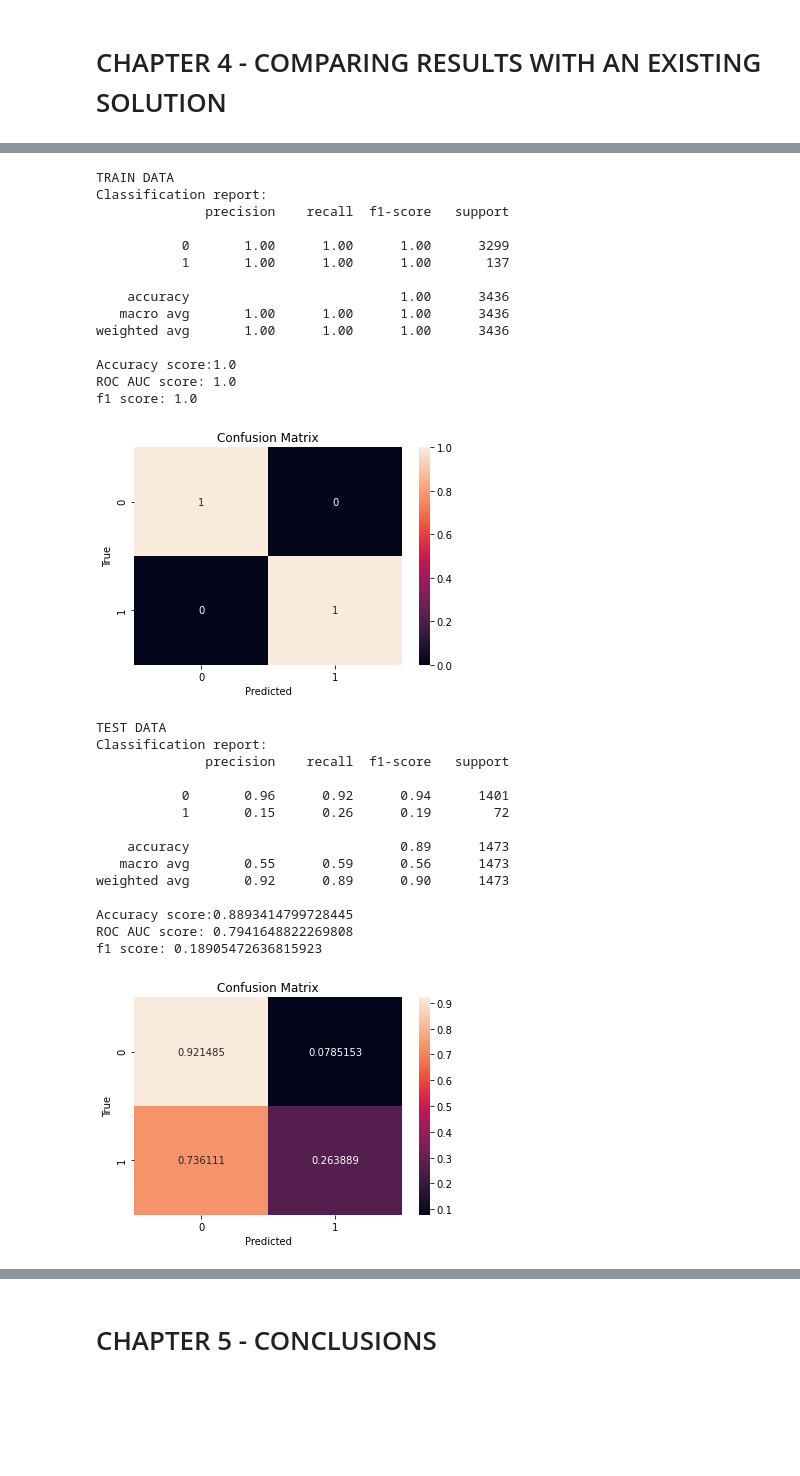
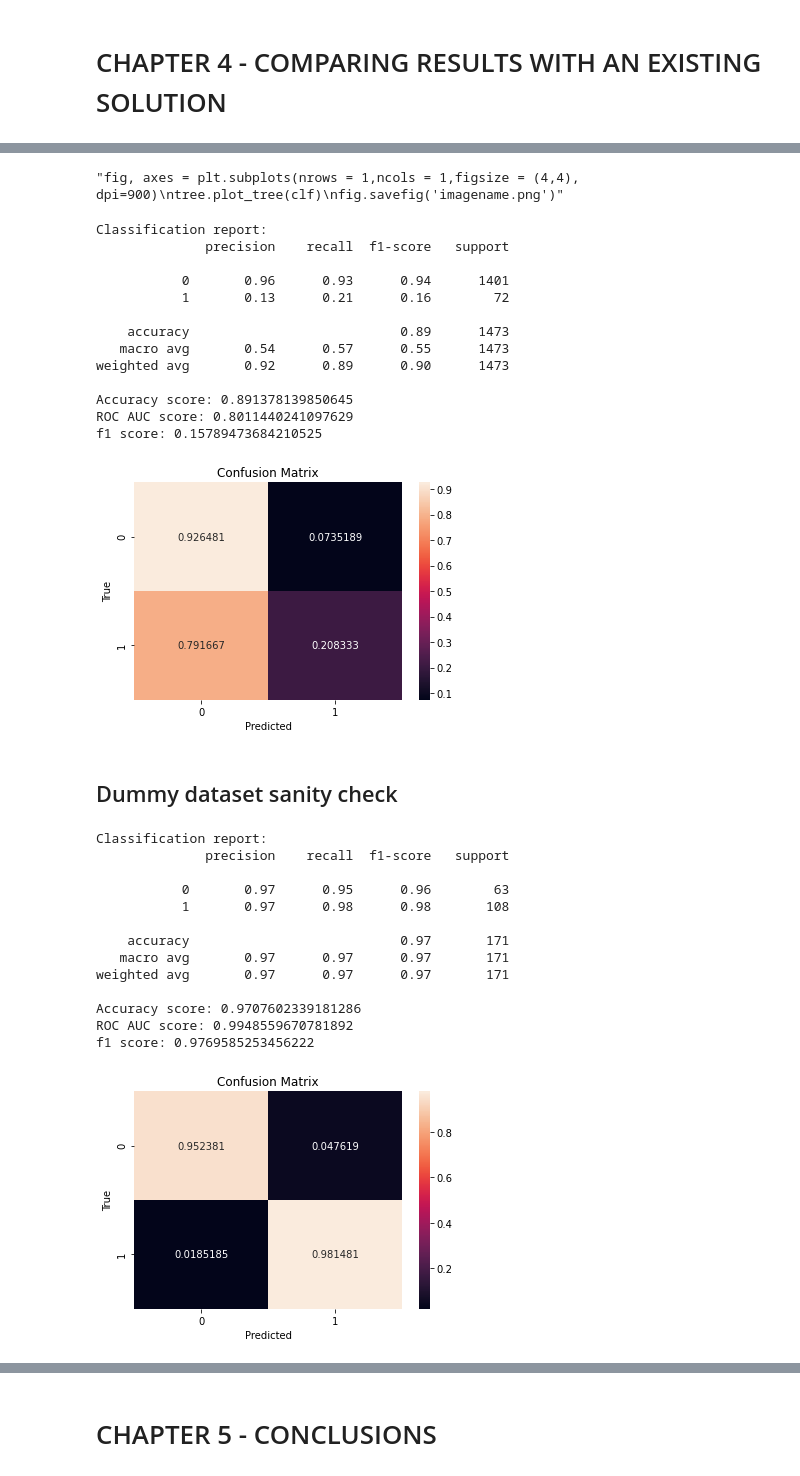
Before and after one commit to iberius96/Classification-task-for-heart-condition, a Jupyter notebook: main.ipynb, the cells around one changed output, grey strips where cells are left out. Saved outputs shown, nothing was run; the diff lists cells and outputs as text; code cells hidden in the pictures; blank space fills up the shorter version.

```diff
--- a/main.ipynb
+++ b/main.ipynb
@@ -1061,43 +1090,56 @@ f1 score: 0.13157894736842105
 # %%
-#fig, axes = plt.subplots(nrows = 1,ncols = 1,figsize = (4,4), dpi=900)
-#tree.plot_tree(clf)
-#fig.savefig('imagename.png')
+'''fig, axes = plt.subplots(nrows = 1,ncols = 1,figsize = (4,4), dpi=900)
+tree.plot_tree(clf)
+fig.savefig('imagename.png')'''
+# %% [output]
+"fig, axes = plt.subplots(nrows = 1,ncols = 1,figsize = (4,4), dpi=900)\ntree.plot_tree(clf)\nfig.savefig('imagename.png')"
 # %%
-rfc = RandomForestClassifier(max_depth=80, n_estimators=500)
+rfc = RandomForestClassifier()
 rfc.fit(X_train_SMOTE.to_numpy(), y_train_SMOTE.values.flatten())
 
-print("TRAIN DATA")
+'''print("TRAIN DATA")
 score_model(rfc, X_train, y_train)
-print("\nTEST DATA")
+print("\nTEST DATA")'''
 score_model(rfc, X_test, y_test)
 # %% [output]
-TRAIN DATA
 Classification report:
               precision    recall  f1-score   support
 
-           0       1.00      1.00      1.00      3299
-           1       1.00      1.00      1.00       137
+           0       0.96      0.93      0.94      1401
+           1       0.13      0.21      0.16        72
 
-    accuracy                           1.00      3436
-   macro avg       1.00      1.00      1.00      3436
-weighted avg       1.00      1.00      1.00      3436
+    accuracy                           0.89      1473
+   macro avg       0.54      0.57      0.55      1473
+weighted avg       0.92      0.89      0.90      1473
 
-Accuracy score:1.0
-ROC AUC score: 1.0
-f1 score: 1.0
+Accuracy score: 0.891378139850645
+ROC AUC score: 0.8011440241097629
+f1 score: 0.15789473684210525
-[figure, old version]
+[figure, new version]
-TEST DATA
-Classification report:
-              precision    recall  f1-score   support
-
-           0       0.96      0.92      0.94      1401
-           1       0.15      0.26      0.19        72
-
-    accuracy                           0.89      1473
-   macro avg       0.55      0.59      0.56      1473
-weighted avg       0.92      0.89      0.90      1473
-
-Accuracy score:0.8893414799728445
-ROC AUC score: 0.7941648822269808
-f1 score: 0.18905472636815923
-[figure, removed]
+# %% [markdown]
+## Dummy dataset sanity check
+# %%
+from sklearn import datasets
+cancer = datasets.load_breast_cancer()
+y_cancer = cancer.target
+X_cancer = cancer.data
+X_train_cancer, X_test_cancer, y_train_cancer, y_test_cancer = train_test_split(X_cancer, y_cancer, test_size=0.3, random_state=42)
+# %%
+dummy_forest = RandomForest()
+dummy_forest.fit(X_train_cancer, y_train_cancer)
+score_model(dummy_forest, X_test_cancer, y_test_cancer)
+# %% [output]
+Classification report:
+              precision    recall  f1-score   support
+
+           0       0.97      0.95      0.96        63
+           1       0.97      0.98      0.98       108
+
+    accuracy                           0.97       171
+   macro avg       0.97      0.97      0.97       171
+weighted avg       0.97      0.97      0.97       171
+
+Accuracy score: 0.9707602339181286
+ROC AUC score: 0.9948559670781892
+f1 score: 0.9769585253456222
+[figure, added]
```
Also changed, not shown: parts of 20 cells of this notebook, 1 other file.
